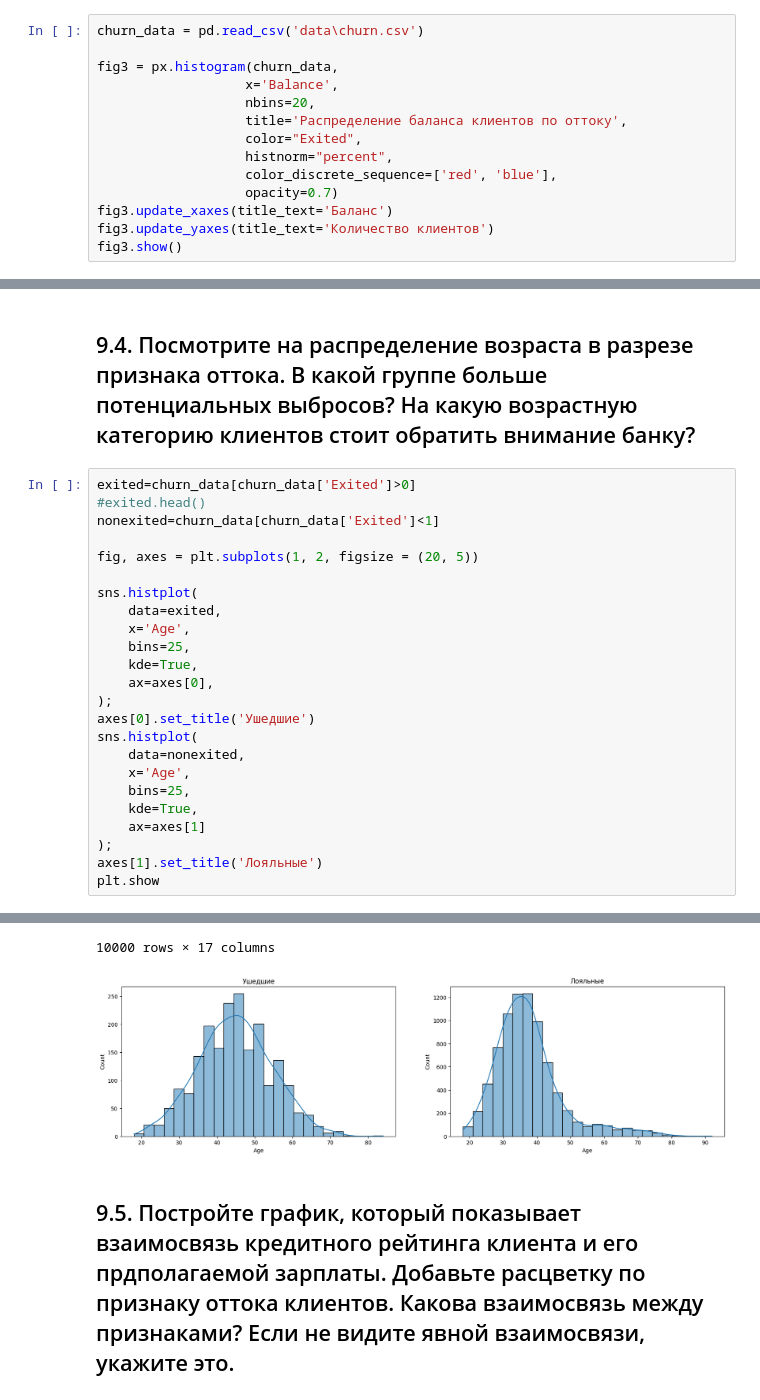
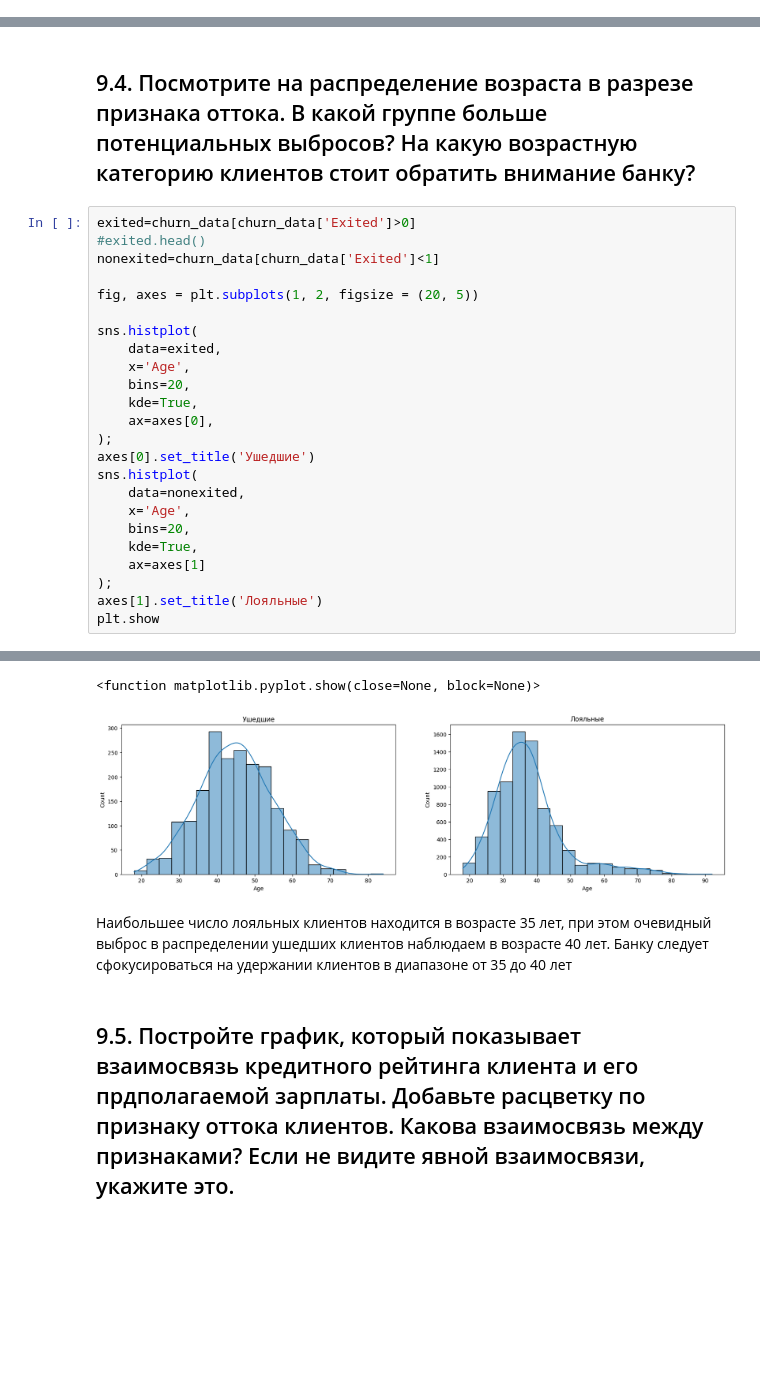
Before and after one commit to lesiveducation/DS_lesiv, a Jupyter notebook: PY13-Визуализация/churn080325.ipynb, the cells around one changed output, grey strips where cells are left out. Drawn from its saved outputs; the diff is of its cells as text; blank space fills up the shorter version.

```diff
--- a/PY13-Визуализация/churn080325.ipynb
+++ b/PY13-Визуализация/churn080325.ipynb
@@ -62,17 +68,3 @@ invalid escape sequence '\c'
 
 
 invalid escape sequence '\c'
-# %%
-churn_data = pd.read_csv('data\churn.csv')
-
-fig3 = px.histogram(churn_data,
-                   x='Balance',
-                   nbins=20,
-                   title='Распределение баланса клиентов по оттоку',
-                   color="Exited",
-                   histnorm="percent",
-                   color_discrete_sequence=['red', 'blue'],
-                   opacity=0.7)
-fig3.update_xaxes(title_text='Баланс')
-fig3.update_yaxes(title_text='Количество клиентов')
-fig3.show()
@@ -96,7 +110,7 @@ fig, axes = plt.subplots(1, 2, figsize = (20, 5))
 sns.histplot(
     data=exited,
     x='Age',
-    bins=25,
+    bins=20,
     kde=True,
     ax=axes[0],
 );
@@ -104,7 +118,7 @@ axes[0].set_title('Ушедшие')
 sns.histplot(
     data=nonexited,
     x='Age',
-    bins=25,
+    bins=20,
     kde=True,
     ax=axes[1]
 );
@@ -126,5 +128,8 @@ plt.show
-10000 rows × 17 columns
+<function matplotlib.pyplot.show(close=None, block=None)>
-[figure, old version]
+[figure, new version]
+# %% [markdown]
+Наибольшее число лояльных клиентов находится в возрасте 35 лет, при этом очевидный выброс в распределении ушедших клиентов наблюдаем в возрасте 40 лет.
+Банку следует сфокусироваться на удержании клиентов в диапазоне от 35 до 40 лет
 # %% [markdown]
 ## 9.5. Постройте график, который показывает взаимосвязь кредитного рейтинга клиента и его прдполагаемой зарплаты. Добавьте расцветку по признаку оттока клиентов. Какова взаимосвязь между признаками? Если не видите явной взаимосвязи, укажите это.
 # %%
```
Also changed, not shown: parts of 12 cells of this notebook, 1 other file.
